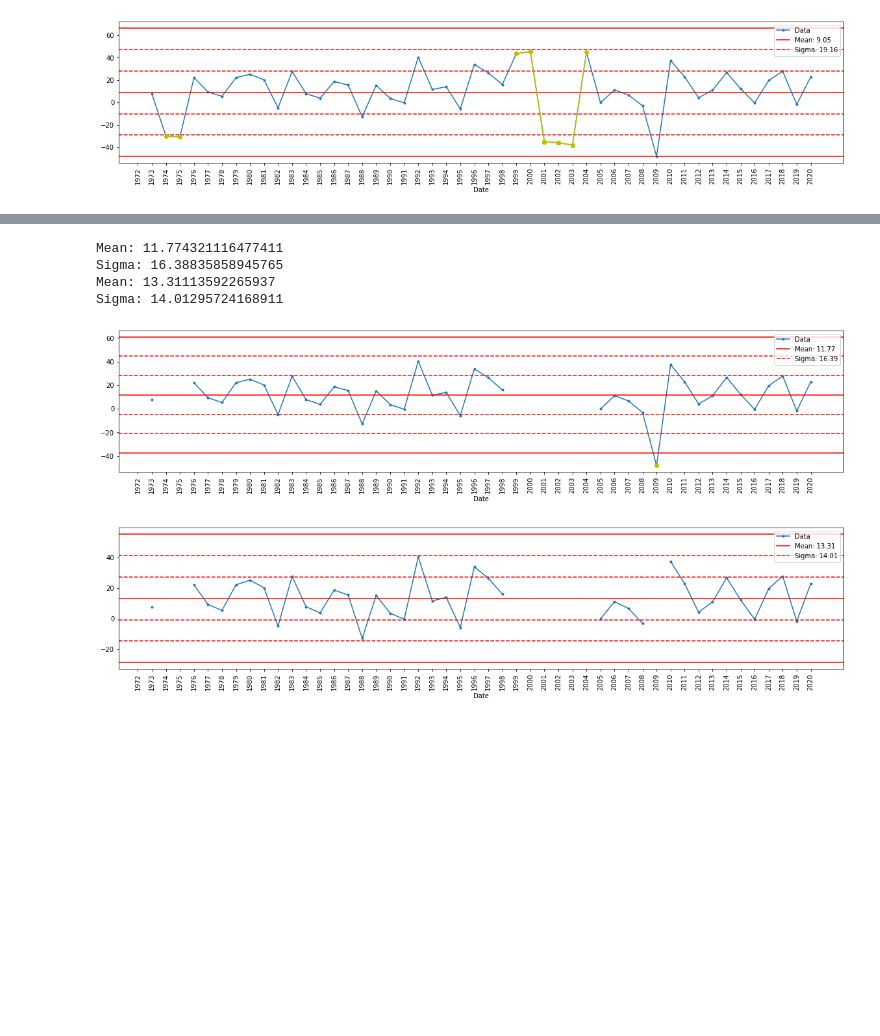
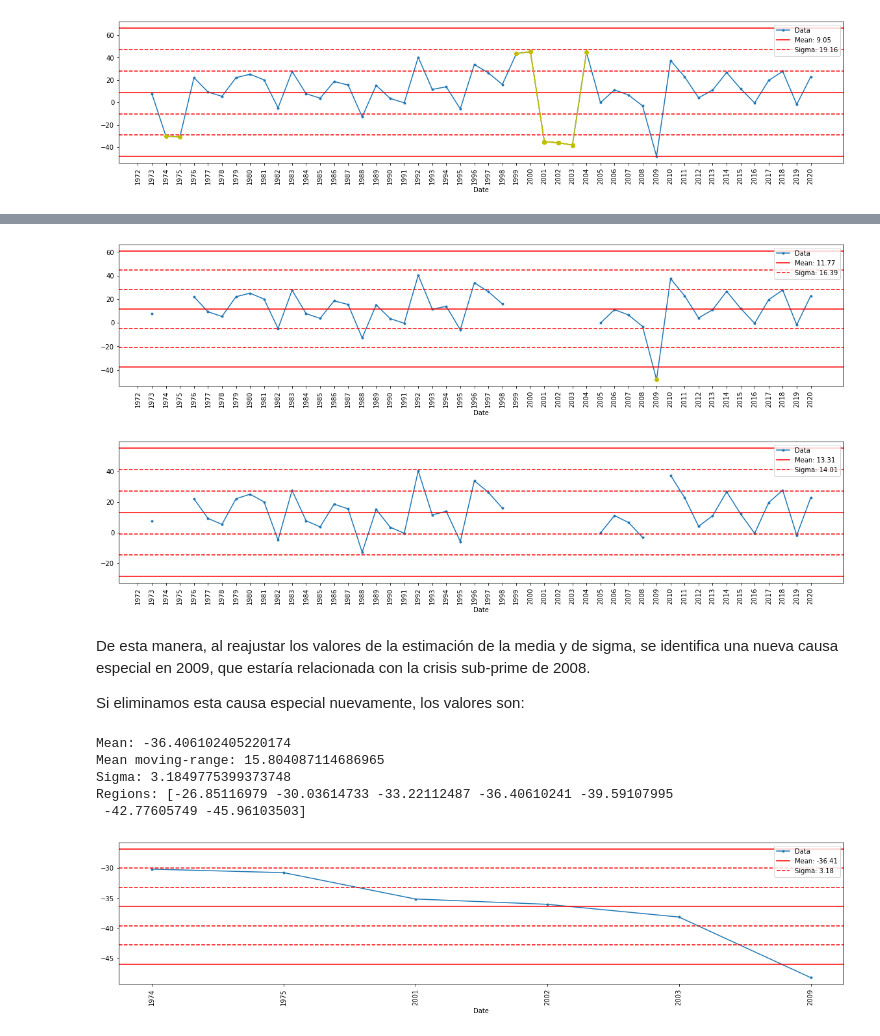
Before and after one commit to babilonio/shewhart, a Jupyter notebook: schewhart.ipynb, the cells around one changed output, grey strips where cells are left out. Drawn from its saved outputs; the diff is of its cells as text; code cells hidden in the pictures; blank space fills up the shorter version.

```diff
--- a/schewhart.ipynb
+++ b/schewhart.ipynb
@@ -119,7 +127,7 @@ def find_wave(data, window_size):
             finds.append(list(range(i, i+window_size)))
     return finds
 
-def signals(indata, verbose=False):
+def signals(indata, verbose=False, iterative=False):
     signals = []
     # 1) Outside limits
     signal_1 = find_condition(indata, 1, lambda x: x >= regions[0]  or regions[6] >= x)
@@ -163,12 +171,6 @@ def signals(indata, verbose=False):
     for s in signal_7:
         signals.append(s)
 
-    # 7a) 8 consecutive points in region C
-    # signal_7a = find_condition(indata, 8, lambda x: regions[2] > x > regions[4] )
-    # if verbose: print("Signal 7a: ", signal_7a)
-    # if generator:
-     #     for s in signal_7a:
-             #yield s
     return signals
 # %%
 mplt, xticks = fullplot(rt, regions)
@@ -180,41 +189,45 @@ for signal in signals(rt):
 # %%
 special_signal = True
 
+special_cause = []
+
+tmp_rt = rt.copy()
+tmp_rm = rm.copy()
+
+count = 0
 while special_signal:
     all_signal = set([])
-    for signal in signals(rt):
+    for signal in signals(tmp_rt):
         all_signal.update(set(signal))
 
     dropable = sorted(list(all_signal))
 
     for d in dropable:
-        rt[d] = None
-        rm[d] = None
-        rm[d+1] = None
+        special_cause.append(d)
+        tmp_rt[d] = None
+        tmp_rm[d] = None
+        if len(tmp_rm) > d + 1:
+            tmp_rm[d+1] = None
 
-    average_rt = rt.mean()
-    print("Mean:", average_rt)
-
-    average_rm = rm.mean()
-    # print("Mean moving-range:", average_rm)
-
+    average_rt = tmp_rt.mean()
+    average_rm = tmp_rm.mean()
     sigma = 2.66 * average_rm / 3
-    print("Sigma:", sigma)
-
     regions = np.arange(3,-4,-1) * sigma + average_rt
-    # print("Regions:", regions)
 
     figure, axes = plt.subplots(1, 1)
-    mplt, xticks = fullplot(rt, regions)
+    mplt, xticks = fullplot(tmp_rt, regions)
 
     special_signal = False
-    for signal in signals(rt):
-        mplt.plot(signal, rt[signal], '-o',color='y')
+    for signal in signals(tmp_rt):
+        mplt.plot(signal, tmp_rt[signal], '-o',color='y')
         special_signal = True
+
+    count += 1
+    if(count == 10): break
 # %% [output]
-Mean: 11.774321116477411
-Sigma: 16.38835858945765
-Mean: 13.31113592265937
-Sigma: 14.01295724168911
 [figure]
 [figure]
+# %% [markdown]
+De esta manera, al reajustar los valores de la estimación de la media y de sigma, se identifica una nueva causa especial en 2009, que estaría relacionada con la crisis sub-prime de 2008.
+
+Si eliminamos esta causa especial nuevamente, los valores son:
@@ -220,0 +238,27 @@ Sigma: 14.01295724168911
+# %%
+_sc = rt[special_cause]
+sc = _sc[_sc < 0]
+
+rm_sc = np.abs(sc - sc.shift(1))
+
+average_sc = sc.mean()
+print("Mean:", average_sc)
+
+average_rm_sc = rm_sc.mean()
+print("Mean moving-range:", average_rm)
+
+sigma_sc = 2.66 * average_rm_sc / 3
+print("Sigma:", sigma_sc)
+
+regions_sc = np.arange(3,-4,-1) * sigma_sc + average_sc
+print("Regions:", regions_sc)
+
+figure, axes = plt.subplots(1, 1)
+mplt, xticks = fullplot(sc, regions_sc)
+# %% [output]
+Mean: -36.406102405220174
+Mean moving-range: 15.804087114686965
+Sigma: 3.1849775399373748
+Regions: [-26.85116979 -30.03614733 -33.22112487 -36.40610241 -39.59107995
+ -42.77605749 -45.96103503]
+[figure, added]
```
Also changed, not shown: parts of 9 cells of this notebook.
